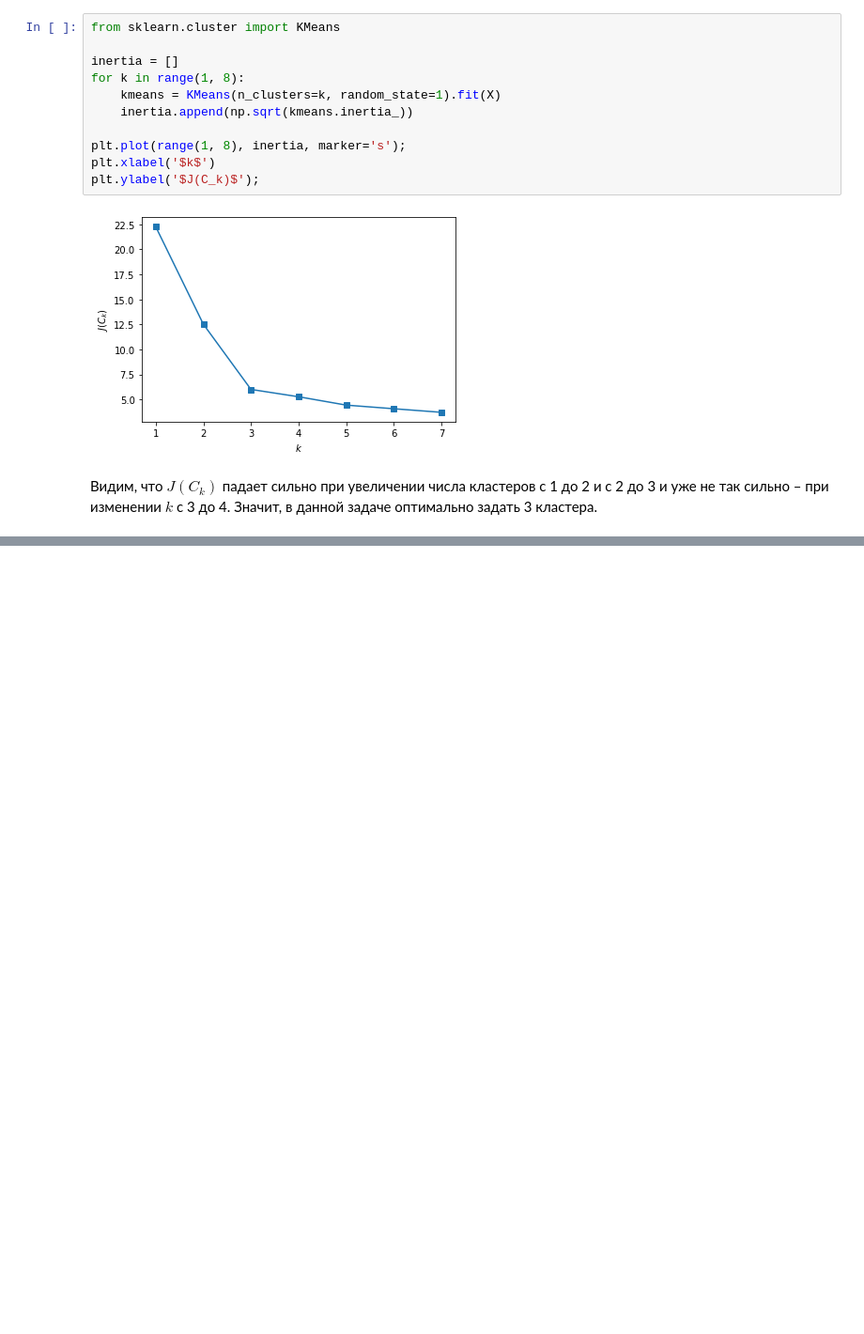
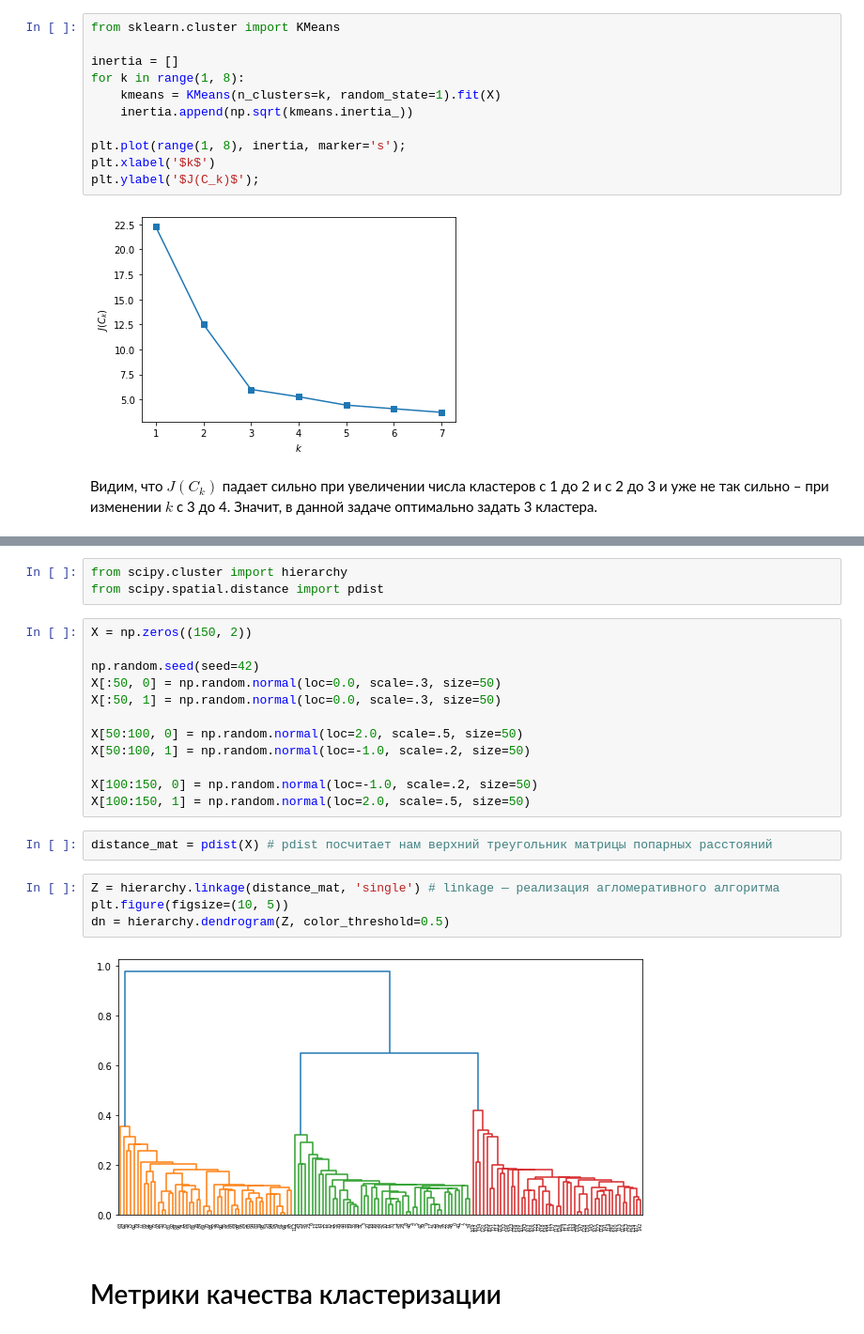
Before and after one commit to AlexeyMarg/open_ai_course, a Jupyter notebook: 7_without_teacher/7_without_teacher.ipynb, the cells around one changed output, grey strips where cells are left out. Shown at 94% size. Drawn from its saved outputs; the diff is of its cells as text; blank space fills up the shorter version.

```diff
--- a/7_without_teacher/7_without_teacher.ipynb
+++ b/7_without_teacher/7_without_teacher.ipynb
@@ -267,0 +300,25 @@ plt.ylabel('$J(C_k)$');
+# %%
+from scipy.cluster import hierarchy
+from scipy.spatial.distance import pdist
+# %%
+X = np.zeros((150, 2))
+
+np.random.seed(seed=42)
+X[:50, 0] = np.random.normal(loc=0.0, scale=.3, size=50)
+X[:50, 1] = np.random.normal(loc=0.0, scale=.3, size=50)
+
+X[50:100, 0] = np.random.normal(loc=2.0, scale=.5, size=50)
+X[50:100, 1] = np.random.normal(loc=-1.0, scale=.2, size=50)
+
+X[100:150, 0] = np.random.normal(loc=-1.0, scale=.2, size=50)
+X[100:150, 1] = np.random.normal(loc=2.0, scale=.5, size=50)
+# %%
+distance_mat = pdist(X) # pdist посчитает нам верхний треугольник матрицы попарных расстояний
+# %%
+Z = hierarchy.linkage(distance_mat, 'single') # linkage — реализация агломеративного алгоритма
+plt.figure(figsize=(10, 5))
+dn = hierarchy.dendrogram(Z, color_threshold=0.5)
+# %% [output]
+[figure, added]
+# %% [markdown]
+# Метрики качества кластеризации
```
Also changed, not shown: parts of 10 cells of this notebook.
